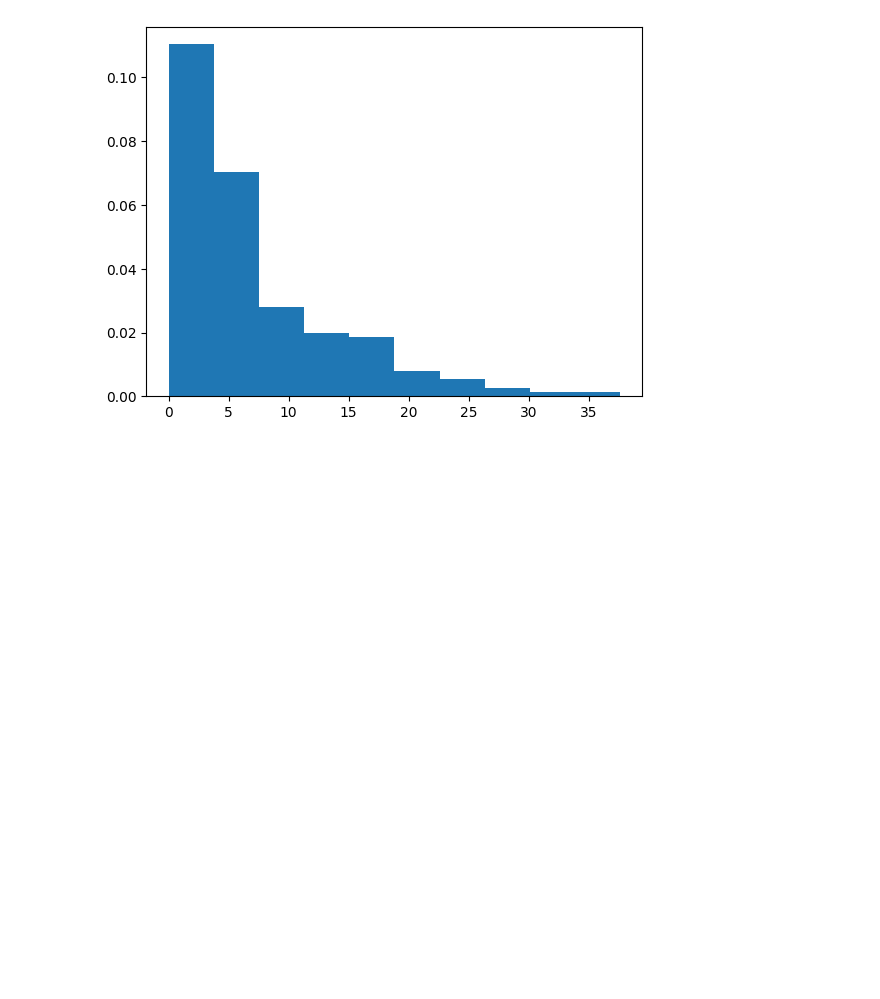
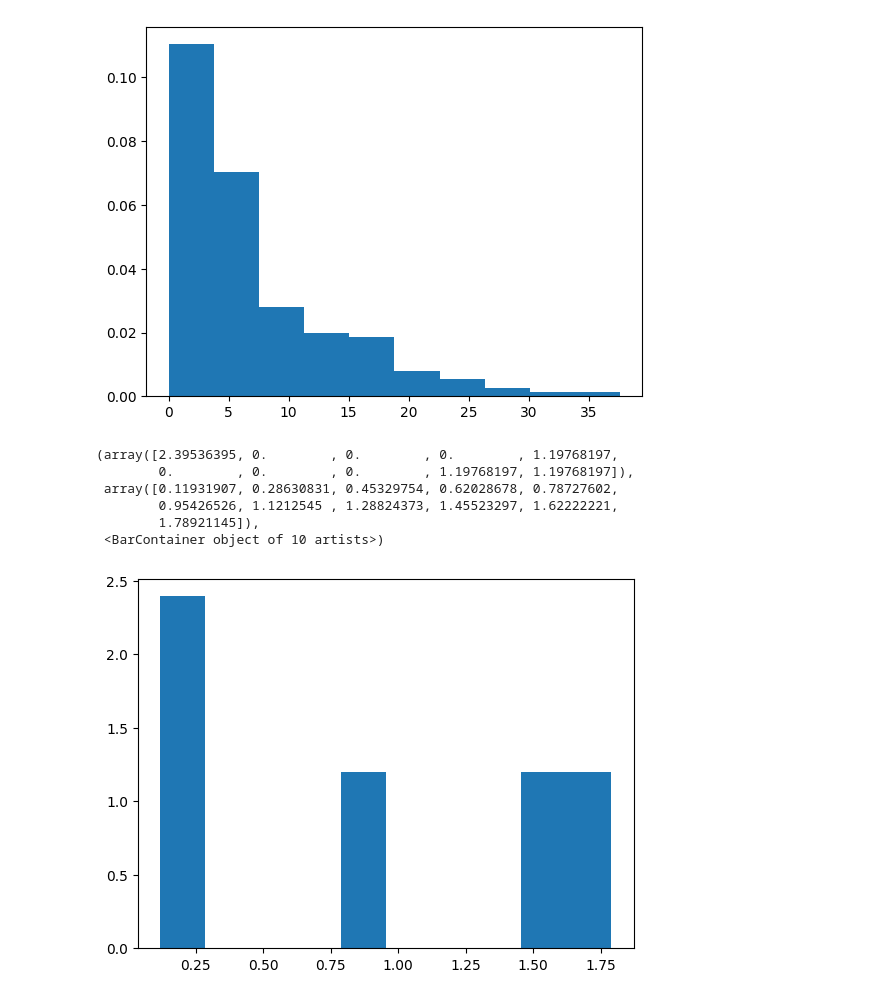
Before and after one commit to quasimuzzle/Queuein-Theory-Python, a Jupyter notebook: expon.ipynb, the cells around one changed output. Cells and saved outputs as stored; diff of their text form; code cells hidden in the pictures; blank space fills up the shorter version.

```diff
--- a/expon.ipynb
+++ b/expon.ipynb
@@ -42,3 +42,14 @@ plt.hist(a2, density= True)
         3.00985060e+01, 3.38575859e+01, 3.76166659e+01]),
  <BarContainer object of 10 artists>)
 [figure]
+# %%
+a3 = expon.rvs(scale = 2, size = 5)
+plt.hist(a3, density= True)
+# %% [output]
+(array([2.39536395, 0.        , 0.        , 0.        , 1.19768197,
+        0.        , 0.        , 0.        , 1.19768197, 1.19768197]),
+ array([0.11931907, 0.28630831, 0.45329754, 0.62028678, 0.78727602,
+        0.95426526, 1.1212545 , 1.28824373, 1.45523297, 1.62222221,
+        1.78921145]),
+ <BarContainer object of 10 artists>)
+[figure, added]
```
